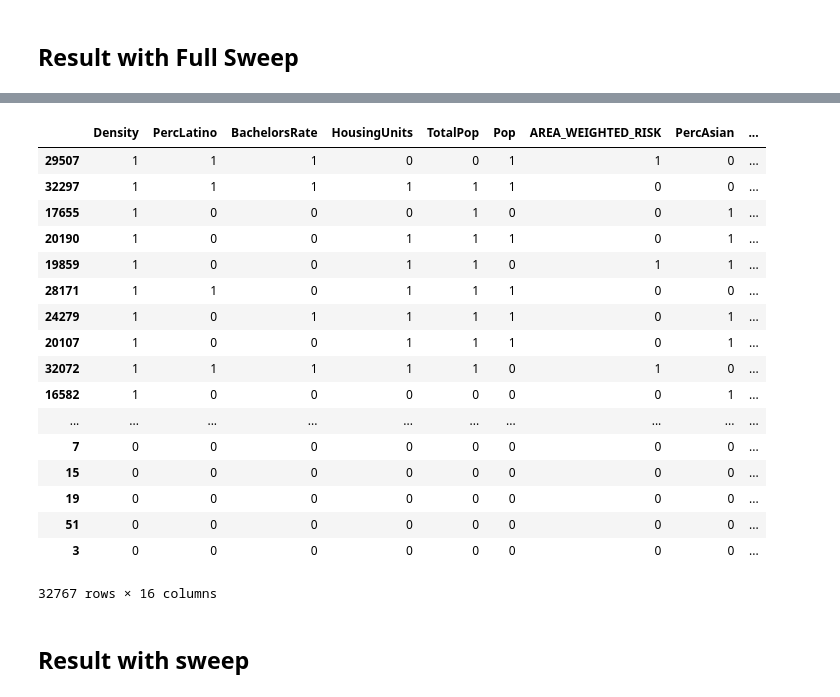
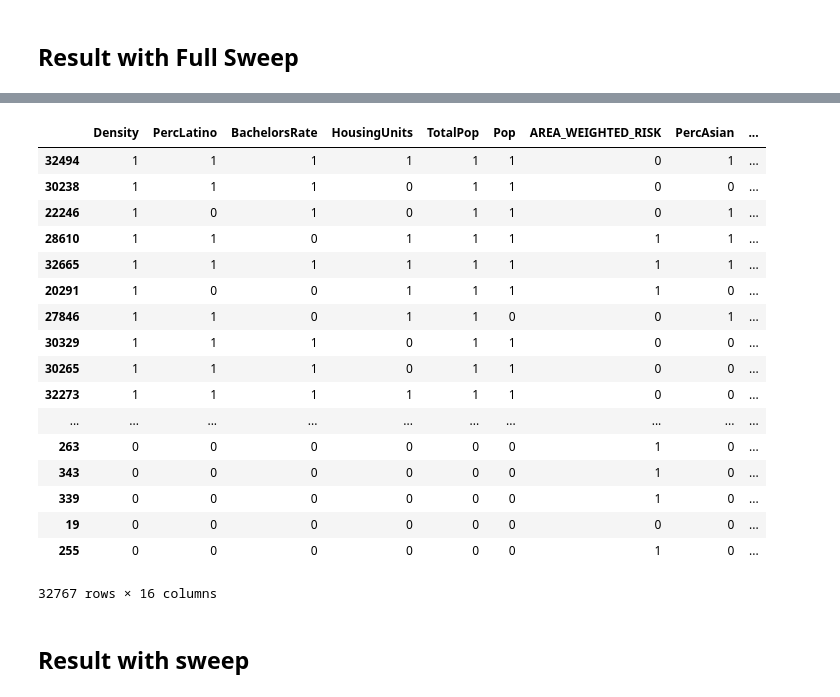
Before and after one commit to snme/DS4A, a Jupyter notebook: NFIP Cleaning, Naive Linear Regression, Feature Selection.ipynb, the cells around one changed output, grey strips where cells are left out. Saved outputs shown, nothing was run; the diff lists cells and outputs as text; code cells hidden in the pictures.

Commit message:
final dataset with minmax normalization, normalized counts+amounts

```diff
--- a/NFIP Cleaning, EDA, and Linear Regression.ipynb
+++ b/NFIP Cleaning, Naive Linear Regression, Feature Selection.ipynb
@@ -602,0 +647,6 @@ r2_score(y_test, y_pred)
+# %%
+x_train, x_test, y_train, y_test = train_test_split(x, y_adj)
+linear_regression = LinearRegression(copy_X=True, fit_intercept=True, normalize=True)
+linear_regression.fit(x_train, y_train)
+y_pred = linear_regression.predict(x_test)
+r2_score(y_test, y_pred)
@@ -612,7 +664,8 @@ sweep = ['TotalPop', 'PercBlack', 'PercAsian',
 ]
 #setting to enable full scan.
 sweep = full_sweep
-dropped = se_count_merged_clean.dropna()
+#dropped = se_count_merged_clean.dropna()
+dropped = minmax
 # %%
 dropped.corr()['count'].sort_values(ascending=False).index #TotalPop, #PercBlack, #PercAsian, #PercLatino, #HousingUnits, #Pop, #Density, #Bachelors, #Area
 # %% [output]
@@ -629,6 +682,6 @@ Index(['count', 'totalBuildingInsuranceCoverage',
       dtype='object')
 # %%
-def recurse(selected, i, memo):
+def recurse(selected, i, memo, y_selected):
     if i < 10:
         print(i, datetime.fromtimestamp(time.time()))
     # base case
@@ -646,7 +699,7 @@ def recurse(selected, i, memo):
             avg = 0
             count = 0.0
             for i in range(6):
-                x_train, x_test, y_train, y_test = train_test_split(x, y)
+                x_train, x_test, y_train, y_test = train_test_split(x, y_selected)
                 linear_regression = LinearRegression(copy_X=True, fit_intercept=True)
                 linear_regression.fit(x_train, y_train)
                 y_pred = linear_regression.predict(x_test)
@@ -662,11 +715,11 @@ def recurse(selected, i, memo):
         #(as it's passed by reference)
         copy = selected.copy()
         # don't choose + explore
-        recurse(copy, i+1, memo)
+        recurse(copy, i+1, memo, y_selected)
 
         # choose + explore
         copy.append(sweep[i]) # or sweep
-        recurse(copy, i+1, memo)
+        recurse(copy, i+1, memo, y_selected)
 # %%
 memo_df = pd.DataFrame()
 for param in sweep:
@@ -717,3 +770,22 @@ memo_df
 | 32765 | 1 | 1 | 1 | 1 | 1 | 1 | 1 | 1 | ... |
 | 32766 | 1 | 1 | 1 | 1 | 1 | 1 | 1 | 1 | ... |
 32767 rows × 16 columns
+# %%
+custom_ys = [y_count_minmax, y_adj, y_adj_amt]
+custom_ys_dfs = []
+for y_c in custom_ys:
+    memo_dfC = pd.DataFrame()
+    for param in sweep:
+        memo_dfC[param] = ''
+    # define counts column
+    memo_dfC['corr'] = ''
+    #normalize all inputs? no.
+    # define memo of dicts
+    memoC = []
+
+    print(f'Starting on {y_c.name}')
+    recurse([], 0, memoC, y_count_minmax)
+    print(f'Finished {y_c.name}')
+    memo_dfC = memo_dfC.append(memoC, ignore_index=True)
+    custom_ys_dfs.append(memo_dfC)
+#15 vars took from 20:45:14.328556 to 2021-01-23 20:51:34.048612
@@ -722,23 +835,23 @@ memo_df
 # %%
 #memo_df = memo_df.append(memo, ignore_index=True)
-memo_df.sort_values(by='corr', ascending=False) #[memo_df['AREA_WEIGHTED_RISK']==1]
+custom_ys_dfs[2].sort_values(by='corr', ascending=False) #[memo_df['AREA_WEIGHTED_RISK']==1]
 #
 # %% [output]
 |  | Density | PercLatino | BachelorsRate | HousingUnits | TotalPop | Pop | AREA_WEIGHTED_RISK | PercAsian | ... |
-| 29507 | 1 | 1 | 1 | 0 | 0 | 1 | 1 | 0 | ... |
-| 32297 | 1 | 1 | 1 | 1 | 1 | 1 | 0 | 0 | ... |
-| 17655 | 1 | 0 | 0 | 0 | 1 | 0 | 0 | 1 | ... |
-| 20190 | 1 | 0 | 0 | 1 | 1 | 1 | 0 | 1 | ... |
-| 19859 | 1 | 0 | 0 | 1 | 1 | 0 | 1 | 1 | ... |
-| 28171 | 1 | 1 | 0 | 1 | 1 | 1 | 0 | 0 | ... |
-| 24279 | 1 | 0 | 1 | 1 | 1 | 1 | 0 | 1 | ... |
-| 20107 | 1 | 0 | 0 | 1 | 1 | 1 | 0 | 1 | ... |
-| 32072 | 1 | 1 | 1 | 1 | 1 | 0 | 1 | 0 | ... |
-| 16582 | 1 | 0 | 0 | 0 | 0 | 0 | 0 | 1 | ... |
+| 32494 | 1 | 1 | 1 | 1 | 1 | 1 | 0 | 1 | ... |
+| 30238 | 1 | 1 | 1 | 0 | 1 | 1 | 0 | 0 | ... |
+| 22246 | 1 | 0 | 1 | 0 | 1 | 1 | 0 | 1 | ... |
+| 28610 | 1 | 1 | 0 | 1 | 1 | 1 | 1 | 1 | ... |
+| 32665 | 1 | 1 | 1 | 1 | 1 | 1 | 1 | 1 | ... |
+| 20291 | 1 | 0 | 0 | 1 | 1 | 1 | 1 | 0 | ... |
+| 27846 | 1 | 1 | 0 | 1 | 1 | 0 | 0 | 1 | ... |
+| 30329 | 1 | 1 | 1 | 0 | 1 | 1 | 0 | 0 | ... |
+| 30265 | 1 | 1 | 1 | 0 | 1 | 1 | 0 | 0 | ... |
+| 32273 | 1 | 1 | 1 | 1 | 1 | 1 | 0 | 0 | ... |
 | ... | ... | ... | ... | ... | ... | ... | ... | ... | ... |
-| 7 | 0 | 0 | 0 | 0 | 0 | 0 | 0 | 0 | ... |
-| 15 | 0 | 0 | 0 | 0 | 0 | 0 | 0 | 0 | ... |
+| 263 | 0 | 0 | 0 | 0 | 0 | 0 | 1 | 0 | ... |
+| 343 | 0 | 0 | 0 | 0 | 0 | 0 | 1 | 0 | ... |
+| 339 | 0 | 0 | 0 | 0 | 0 | 0 | 1 | 0 | ... |
 | 19 | 0 | 0 | 0 | 0 | 0 | 0 | 0 | 0 | ... |
-| 51 | 0 | 0 | 0 | 0 | 0 | 0 | 0 | 0 | ... |
-| 3 | 0 | 0 | 0 | 0 | 0 | 0 | 0 | 0 | ... |
+| 255 | 0 | 0 | 0 | 0 | 0 | 0 | 1 | 0 | ... |
 32767 rows × 16 columns
```
Also changed, not shown: parts of 29 cells of this notebook, 2 other files.
